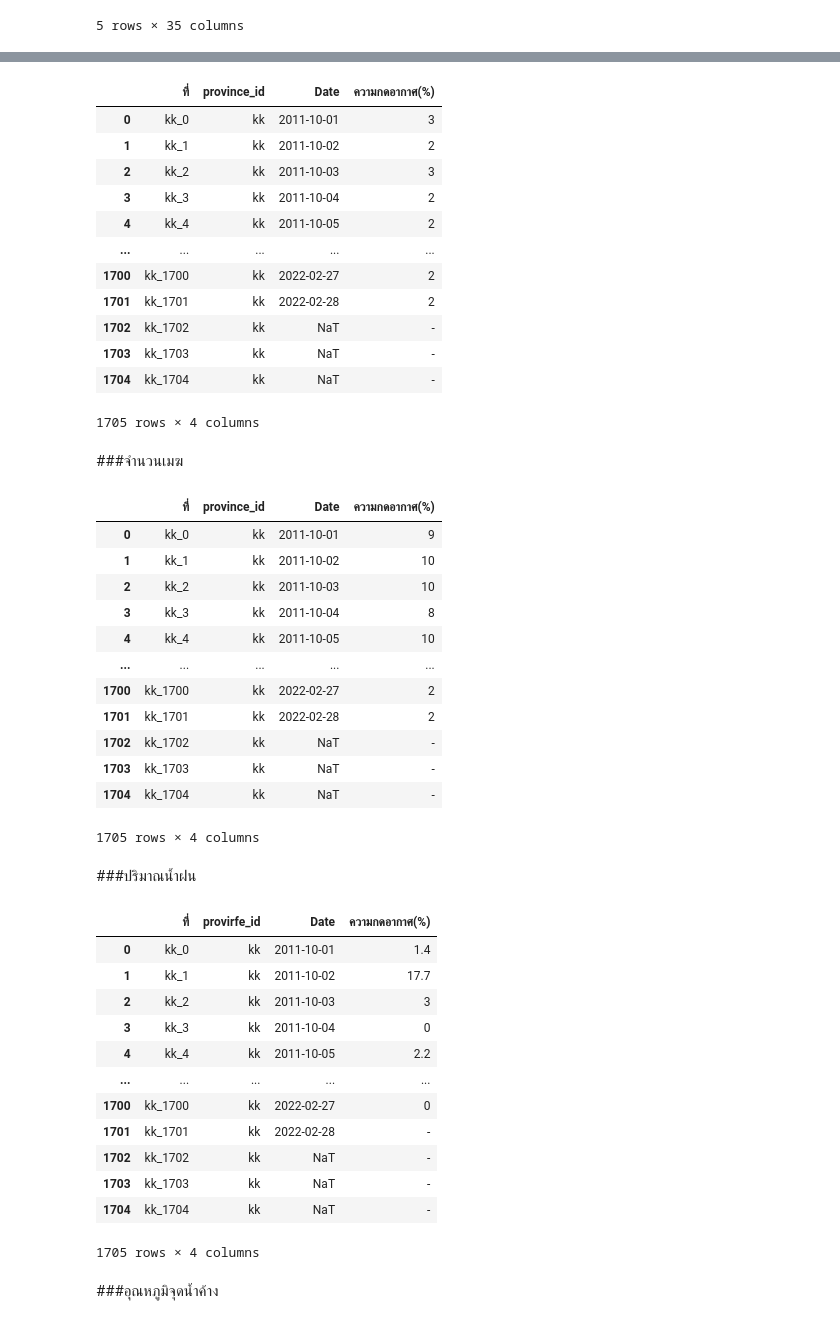
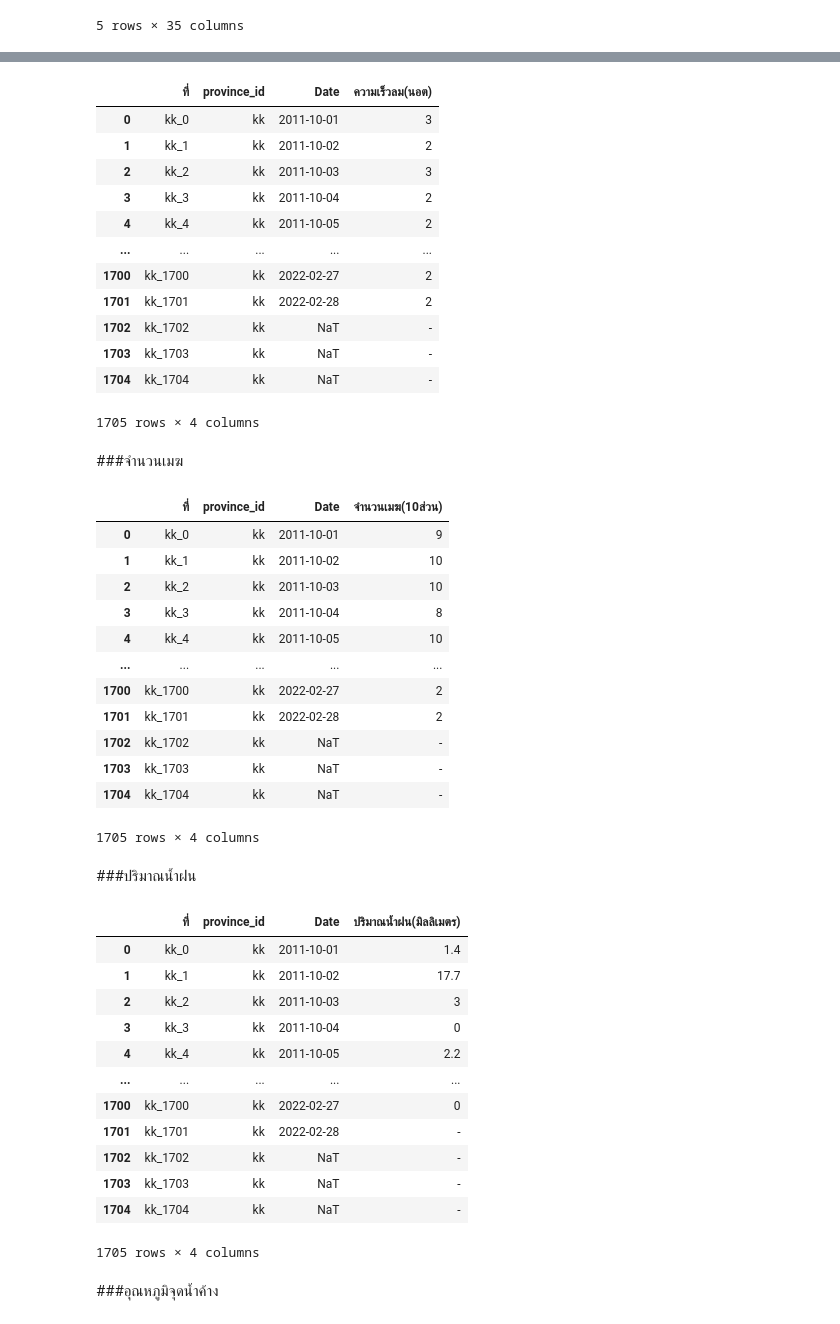
Before and after one commit to NarissaraYo/BSC_DPDM23, a Jupyter notebook: midterm_bscdpdm23.ipynb, the cells around one changed output, grey strips where cells are left out. Cells and saved outputs as stored; diff of their text form; code cells hidden in the pictures.

```diff
--- a/midterm_bscdpdm23.ipynb
+++ b/midterm_bscdpdm23.ipynb
@@ -558,10 +567,10 @@ ws_khonkaen_re
 # %%
 ws_khonkaen_re["ที่"] = ws_khonkaen_re["province_id"].astype(str) + '_' + ws_khonkaen_re["index"].astype(str)
 # %%
-ws_khonkaen_fi = ws_khonkaen_re[['ที่','province_id','Date','ความกดอากาศ(%)']]
+ws_khonkaen_fi = ws_khonkaen_re[['ที่','province_id','Date','ความเร็วลม(นอต)']]
 ws_khonkaen_fi
 # %% [output]
-|  | ที่ | province_id | Date | ความกดอากาศ(%) |
+|  | ที่ | province_id | Date | ความเร็วลม(นอต) |
 | 0 | kk_0 | kk | 2011-10-01 | 3 |
 | 1 | kk_1 | kk | 2011-10-02 | 2 |
 | 2 | kk_2 | kk | 2011-10-03 | 3 |
@@ -585,7 +594,7 @@ nc_khonkaen.head()
 
 nc_khonkaen_stack = nc_khonkaen.set_index(['สถานี','ที่','year','month']).stack().reset_index()
 nc_khonkaen_stack.rename(columns={'level_4' : 'day'},inplace=True)
-nc_khonkaen_stack.rename(columns={0 : 'ความกดอากาศ(%)'},inplace=True)
+nc_khonkaen_stack.rename(columns={0 : 'จำนวนเมฆ(10ส่วน)'},inplace=True)
 nc_khonkaen_stack
 
 
@@ -605,18 +614,18 @@ nc_khonkaen_stack['province_id'] = len(ps_khonkaen_stack)*['kk']
 nc_khonkaen_stack
 
 
-nc_khonkaen_re = nc_khonkaen_stack[['province_id','Date','ความกดอากาศ(%)']].reset_index()
-nc_khonkaen_re = nc_khonkaen_re[['province_id','index','Date','ความกดอากาศ(%)']]
+nc_khonkaen_re = nc_khonkaen_stack[['province_id','Date','จำนวนเมฆ(10ส่วน)']].reset_index()
+nc_khonkaen_re = nc_khonkaen_re[['province_id','index','Date','จำนวนเมฆ(10ส่วน)']]
 nc_khonkaen_re
 
 
 nc_khonkaen_re["ที่"] = nc_khonkaen_re["province_id"].astype(str) + '_' + nc_khonkaen_re["index"].astype(str)
 
 
-nc_khonkaen_fi = nc_khonkaen_re[['ที่','province_id','Date','ความกดอากาศ(%)']]
+nc_khonkaen_fi = nc_khonkaen_re[['ที่','province_id','Date','จำนวนเมฆ(10ส่วน)']]
 nc_khonkaen_fi
 # %% [output]
-|  | ที่ | province_id | Date | ความกดอากาศ(%) |
+|  | ที่ | province_id | Date | จำนวนเมฆ(10ส่วน) |
 | 0 | kk_0 | kk | 2011-10-01 | 9 |
 | 1 | kk_1 | kk | 2011-10-02 | 10 |
 | 2 | kk_2 | kk | 2011-10-03 | 10 |
@@ -634,44 +643,38 @@ nc_khonkaen_fi
 # %%
 rf_khonkaen['year'] = rf_khonkaen['เดือน/ปี'].dt.year
 rf_khonkaen['month'] = rf_khonkaen['เดือน/ปี'].dt.month
 rf_khonkaen = rf_khonkaen.drop(['เดือน/ปี','เฉลี่ย'], axis =1)
 rf_khonkaen.head()
 
-
 rf_khonkaen_stack = rf_khonkaen.set_index(['สถานี','ที่','year','month']).stack().reset_index()
 rf_khonkaen_stack.rename(columns={'level_4' : 'day'},inplace=True)
-rf_khonkaen_stack.rename(columns={0 : 'ความกดอากาศ(%)'},inplace=True)
+rf_khonkaen_stack.rename(columns={0 : 'ปริมาณน้ำฝน(มิลลิเมตร)'},inplace=True)
 rf_khonkaen_stack
 
 
 rf_khonkaen_stack['dateInt']=rf_khonkaen_stack['year'].astype(str) + rf_khonkaen_stack['month'].astype(str).str.zfill(2)+ rf_khonkaen_stack['day'].astype(str).str.zfill(2)
 rf_khonkaen_stack['Date'] = pd.to_datetime(rf_khonkaen_stack['dateInt'], format='%Y%m%d',errors='coerce')
 
 
 rf_khonkaen_stack = rf_khonkaen_stack.drop(['dateInt'], axis =1)
 rf_khonkaen_stack.head()
 
-
 rf_khonkaen_stack = rf_khonkaen_stack.drop(['year','month','day'], axis =1)
 rf_khonkaen_stack.head()
 
-
-rf_khonkaen_stack['provirfe_id'] = len(ps_khonkaen_stack)*['kk']
+rf_khonkaen_stack['province_id'] = len(ps_khonkaen_stack)*['kk']
 rf_khonkaen_stack
 
-
-rf_khonkaen_re = rf_khonkaen_stack[['provirfe_id','Date','ความกดอากาศ(%)']].reset_index()
-rf_khonkaen_re = rf_khonkaen_re[['provirfe_id','index','Date','ความกดอากาศ(%)']]
+rf_khonkaen_re = rf_khonkaen_stack[['province_id','Date','ปริมาณน้ำฝน(มิลลิเมตร)']].reset_index()
+rf_khonkaen_re = rf_khonkaen_re[['province_id','index','Date','ปริมาณน้ำฝน(มิลลิเมตร)']]
 rf_khonkaen_re
 
+rf_khonkaen_re["ที่"] = rf_khonkaen_re["province_id"].astype(str) + '_' + rf_khonkaen_re["index"].astype(str)
 
-rf_khonkaen_re["ที่"] = rf_khonkaen_re["provirfe_id"].astype(str) + '_' + rf_khonkaen_re["index"].astype(str)
-
-
-rf_khonkaen_fi = rf_khonkaen_re[['ที่','provirfe_id','Date','ความกดอากาศ(%)']]
+rf_khonkaen_fi = rf_khonkaen_re[['ที่','province_id','Date','ปริมาณน้ำฝน(มิลลิเมตร)']]
 rf_khonkaen_fi
 # %% [output]
-|  | ที่ | provirfe_id | Date | ความกดอากาศ(%) |
+|  | ที่ | province_id | Date | ปริมาณน้ำฝน(มิลลิเมตร) |
 | 0 | kk_0 | kk | 2011-10-01 | 1.4 |
 | 1 | kk_1 | kk | 2011-10-02 | 17.7 |
 | 2 | kk_2 | kk | 2011-10-03 | 3 |
```
Also changed, not shown: parts of 98 cells of this notebook.
